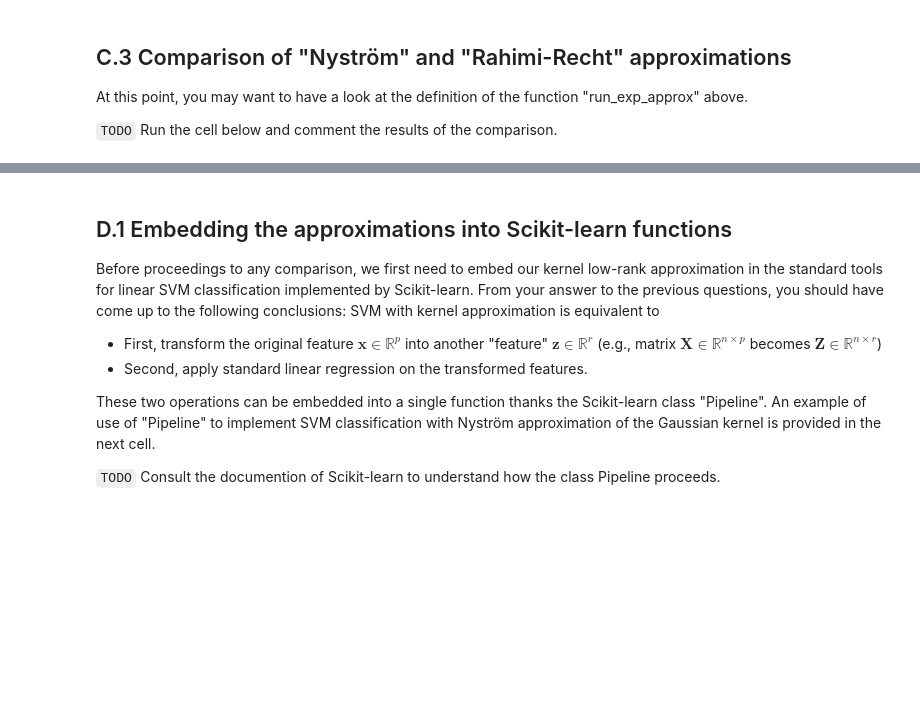
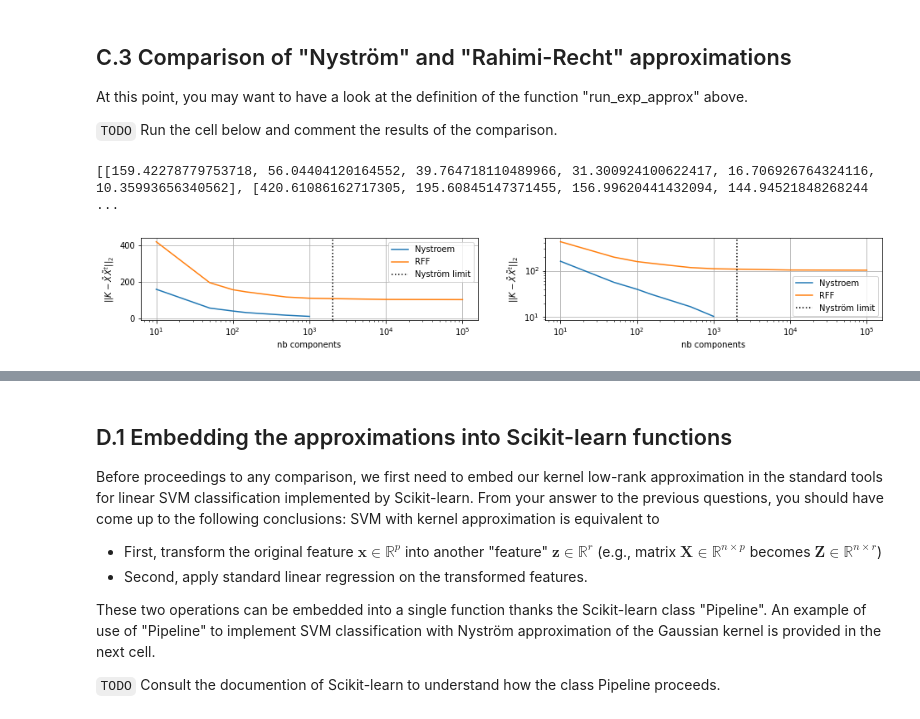
Before and after one commit to AdrienMarquer22/largescale, a Jupyter notebook: TP1_AdrienMarquer_JeanAlainMorel.ipynb, the cells around one changed output, grey strips where cells are left out. Saved outputs shown, nothing was run; the diff lists cells and outputs as text; code cells hidden in the pictures; blank space fills up the shorter version.

```diff
--- a/TP1_AdrienMarquer_JeanAlainMorel.ipynb
+++ b/TP1_AdrienMarquer_JeanAlainMorel.ipynb
@@ -611,10 +609,18 @@ At this point, you may want to have a look at the definition of the function "ru
 
 `TODO` Run the cell below and comment the results of the comparison.
 # %%
-def transform_rff_0_001(X, n_components):
-    return transform_data(X, draw_directions(X.shape[1], n_components=n_components, gamma=0.001))
+class transform_rff_0_001:
+    def __init__(self) -> None:
+        pass
+    def set_params(self,n_components):
+        self.n_components=n_components
+    def fit_transform(self,X):
+        return transform_data(X, draw_directions(X.shape[1], n_components=self.n_components, gamma=0.001))
 sub_data = data_train[:2000]
 run_exp_approx(data_train=sub_data,                                        # data
                approx_sizes=[10, 50, 100, 150, 500, 1000, 10**4, 10**5],   # sizes of approximation to be tested
-               algs=[Nystroem(gamma=0.001), transform_rff_0_001],          # methods to be tested (Nystroem object or function to transform the data)
+               algs=[Nystroem(gamma=0.001),transform_rff_0_001() ],          # methods to be tested (Nystroem object or function to transform the data)
                labels=['Nystroem', 'RFF'])                                 # label to attach to each method
+# %% [output]
+[[159.42278779753718, 56.04404120164552, 39.764718110489966, 31.300924100622417, 16.706926764324116, 10.35993656340562], [420.61086162717305, 195.60845147371455, 156.99620441432094, 144.94521848268244 ...
+[figure, added]
```
Also changed, not shown: parts of 21 cells of this notebook.
